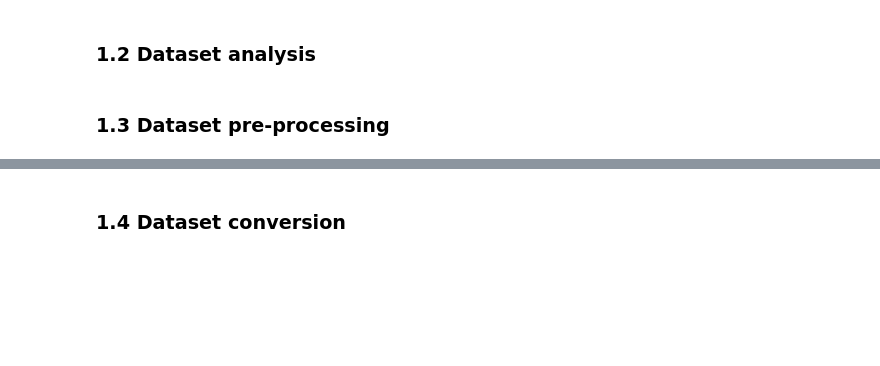
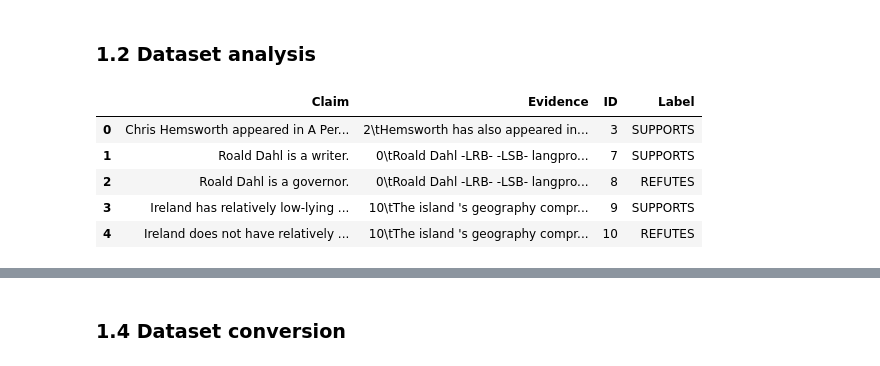
Before and after one commit to TheOnesThatWereAbroad/FactChecking, a Jupyter notebook: FactChecking.ipynb, the cells around one changed output, grey strips where cells are left out. Cells and saved outputs as stored; diff of their text form; code cells hidden in the pictures; blank space fills up the shorter version.

```diff
--- a/FactChecking.ipynb
+++ b/FactChecking.ipynb
@@ -16,4 +89,11 @@ from tensorflow.keras import layers
 # %% [markdown]
 ### 1.2 Dataset analysis
-# %% [markdown]
-### 1.3 Dataset pre-processing
+# %%
+train_df.head()
+# %% [output]
+|  | Claim | Evidence | ID | Label |
+| 0 | Chris Hemsworth appeared in A Per... | 2\tHemsworth has also appeared in... | 3 | SUPPORTS |
+| 1 | Roald Dahl is a writer. | 0\tRoald Dahl -LRB- -LSB- langpro... | 7 | SUPPORTS |
+| 2 | Roald Dahl is a governor. | 0\tRoald Dahl -LRB- -LSB- langpro... | 8 | REFUTES |
+| 3 | Ireland has relatively low-lying ... | 10\tThe island 's geography compr... | 9 | SUPPORTS |
+| 4 | Ireland does not have relatively ... | 10\tThe island 's geography compr... | 10 | REFUTES |
```
Also changed, not shown: parts of 15 cells of this notebook.
